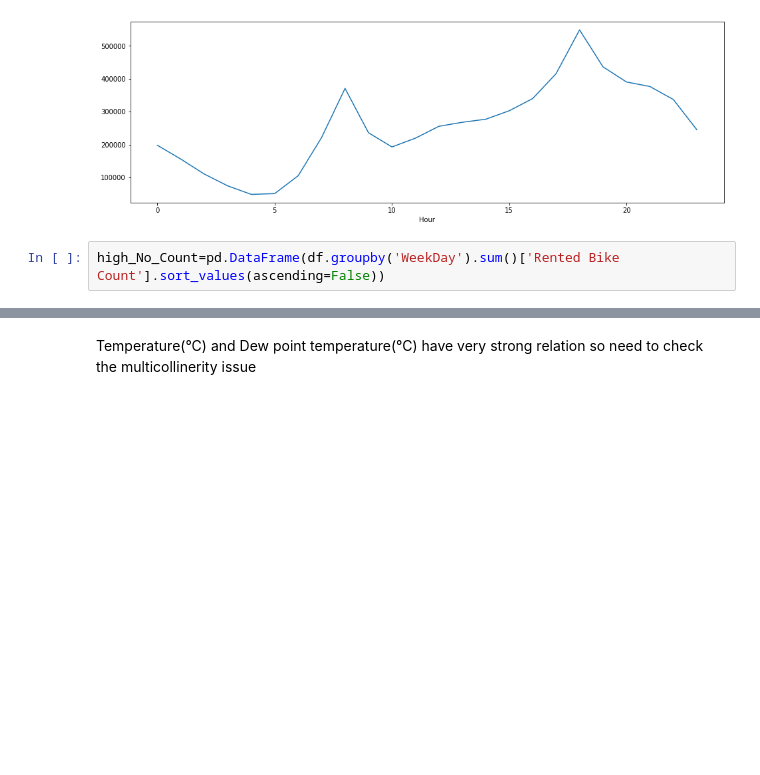
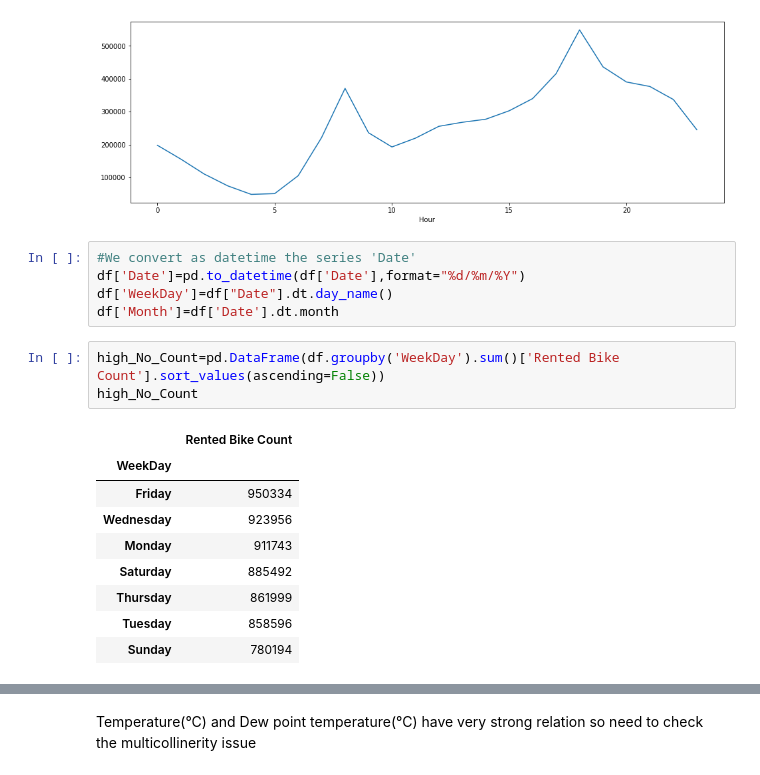
Before and after one commit to AjaharDaroga/Bike_Shearing_Demand_Prediction, a Jupyter notebook: Bike_Sharing_Demand_Prediction.ipynb, the cells around one changed output, grey strips where cells are left out. Drawn from its saved outputs; the diff is of its cells as text; blank space fills up the shorter version.

```diff
--- a/Bike_Sharing_Demand_Prediction.ipynb
+++ b/Bike_Sharing_Demand_Prediction.ipynb
@@ -252,8 +253,24 @@ df.groupby('Hour').sum()['Rented Bike Count'].plot()
 # %% [output]
 <matplotlib.axes._subplots.AxesSubplot at 0x...>
 [figure]
+# %%
+#We convert as datetime the series 'Date'
+df['Date']=pd.to_datetime(df['Date'],format="%d/%m/%Y")
+df['WeekDay']=df["Date"].dt.day_name()
+df['Month']=df['Date'].dt.month
 # %%
 high_No_Count=pd.DataFrame(df.groupby('WeekDay').sum()['Rented Bike Count'].sort_values(ascending=False))
+high_No_Count
+# %% [output]
+|  | Rented Bike Count |
+| WeekDay |  |
+| Friday | 950334 |
+| Wednesday | 923956 |
+| Monday | 911743 |
+| Saturday | 885492 |
+| Thursday | 861999 |
+| Tuesday | 858596 |
+| Sunday | 780194 |
 # %%
 # plotting correlation heatmap
 plt.figure(figsize=(15,10))
```
Also changed, not shown: parts of 20 cells of this notebook.
